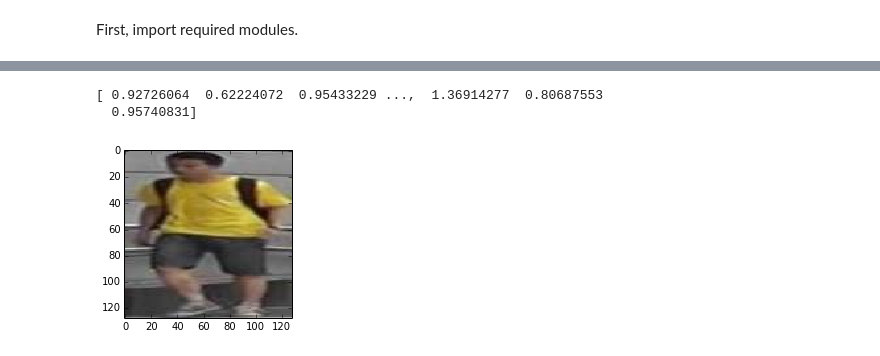
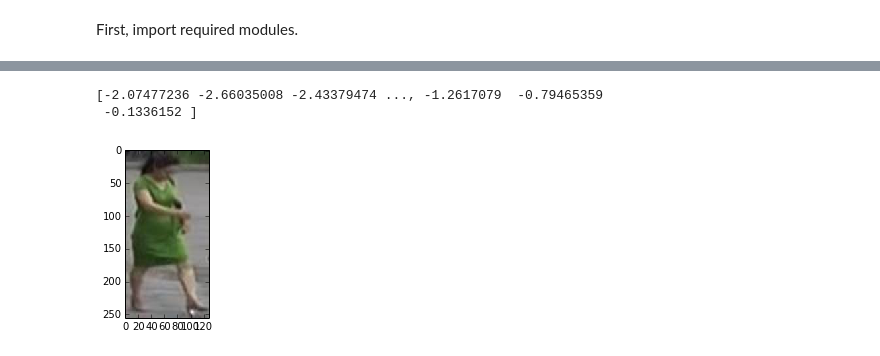
Before and after one commit to agjayant/caffe-Person-ReID, a Jupyter notebook: rank_scripts/PersonReID_Market_Ranking.ipynb, the cells around one changed output, grey strips where cells are left out. Drawn from its saved outputs; the diff is of its cells as text; code cells hidden in the pictures.

```diff
--- a/rank_scripts/PersonReID_Market_Ranking.ipynb
+++ b/rank_scripts/PersonReID_Market_Ranking.ipynb
@@ -38,11 +38,11 @@ def getDiff( vector1, vector2 ):
 caffe.set_device(0)
 caffe.set_mode_gpu()
 net = caffe.Net(caffe_root +  'rank_scripts/rank_alexnet/my_unsup_net_deploy.prototxt',
-                caffe_root + 'rank_scripts/models14/_iter_1000.caffemodel',
+                caffe_root + 'rank_scripts/models17/_iter_250000.caffemodel',
                 caffe.TEST)# input preprocessing: 'data'is the name of the input blob == net.inputs[0]
 transformer = caffe.io.Transformer({'data': net.blobs['data'].data.shape})
 transformer.set_transpose('data', (2,0,1))
-transformer.set_mean('data', np.load(caffe_root + 'rank_scripts/query_128x128_market.npy').mean(1).mean(1)) # mean pixel
+#transformer.set_mean('data', np.load(caffe_root + 'rank_scripts/query_256x128_market.npy').mean(1).mean(1)) # mean pixel
 transformer.set_raw_scale('data', 255)  # the reference model operates on images in [0,255] range instead of [0,1]
 transformer.set_channel_swap('data', (2,1,0))  # the reference model has channels in BGR order instead of RGB
 # %%
@@ -50,0 +51,11 @@ net.blobs['data'].reshape(50,3,128,128)
+# %%
+#query_image_path = 'rank_scripts/images_market/0004_c1s6_016996_00.jpg'
+query_image_path = '/home/jayant/vision/PETA/i-LID_resize/archive/0001_001.jpg'
+query_image = caffe.io.load_image(query_image_path)
+#query_image = caffe.io.load_image(caffe_root + query_image_path)
+net.blobs['data'].data[...] = transformer.preprocess('data', query_image)
+out = net.forward()
+vector_query = out['fc7'][0]
+plt.figure(figsize=(3,3))
+plt.imshow(query_image)
+print vector_query
@@ -51,13 +86,13 @@ net.blobs['data'].reshape(50,3,128,128)
 # %%
-query_image_path = 'rank_scripts/images_market/0042_c3s3_064169_01.jpg'
+query_image_path = 'rank_scripts/images_market/0049_c2s1_004726_00.jpg'
 query_image = caffe.io.load_image(caffe_root + query_image_path)
 net.blobs['data'].data[...] = transformer.preprocess('data', query_image)
 out = net.forward()
 vector_query = out['fc7'][0]
 plt.figure(figsize=(3,3))
 plt.imshow(query_image)
 print vector_query
 # %% [output]
-[ 0.92726064  0.62224072  0.95433229 ...,  1.36914277  0.80687553
-  0.95740831]
+[-2.07477236 -2.66035008 -2.43379474 ..., -1.2617079  -0.79465359
+ -0.1336152 ]
-[figure, old version]
+[figure, new version]
```
Also changed, not shown: parts of 11 cells of this notebook, 5 other files.
